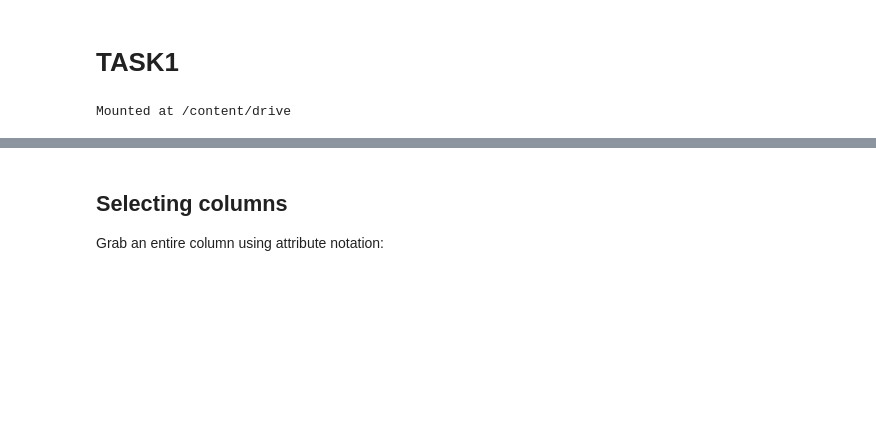
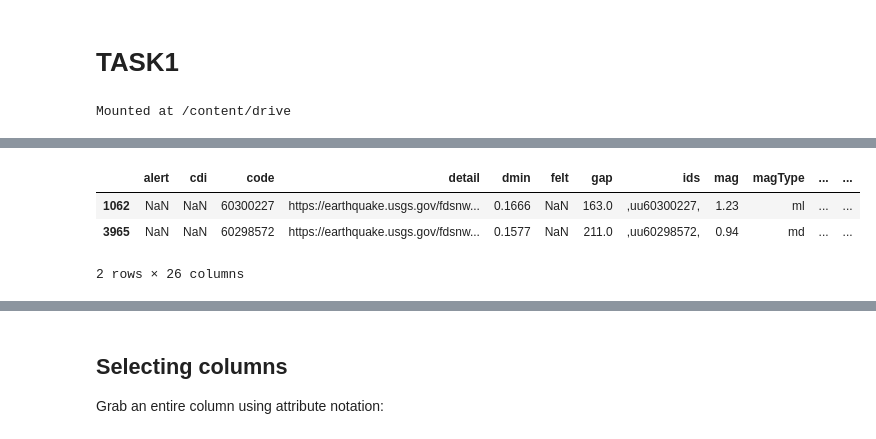
Before and after one commit to orom030/ML4AI, a Jupyter notebook: W3/AIML_W3_20203953_김가은.ipynb, the cells around one changed output, grey strips where cells are left out. Saved outputs shown, nothing was run; the diff lists cells and outputs as text; code cells hidden in the pictures; blank space fills up the shorter version.

```diff
--- a/W3/AIML_W3_20203953_김가은.ipynb
+++ b/W3/AIML_W3_20203953_김가은.ipynb
@@ -21,0 +72,8 @@ df = pd.read_csv('data/earthquakes.csv')
+# %%
+num_2 =df[df['place'].str.contains('Arizona',  na=False)]
+num_2
+# %% [output]
+|  | alert | cdi | code | detail | dmin | felt | gap | ids | mag | magType | ... | ... |
+| 1062 | NaN | NaN | 60300227 | https://earthquake.usgs.gov/fdsnw... | 0.1666 | NaN | 163.0 | ,uu60300227, | 1.23 | ml | ... | ... |
+| 3965 | NaN | NaN | 60298572 | https://earthquake.usgs.gov/fdsnw... | 0.1577 | NaN | 211.0 | ,uu60298572, | 0.94 | md | ... | ... |
+2 rows × 26 columns
```
Also changed, not shown: parts of 10 cells of this notebook.
